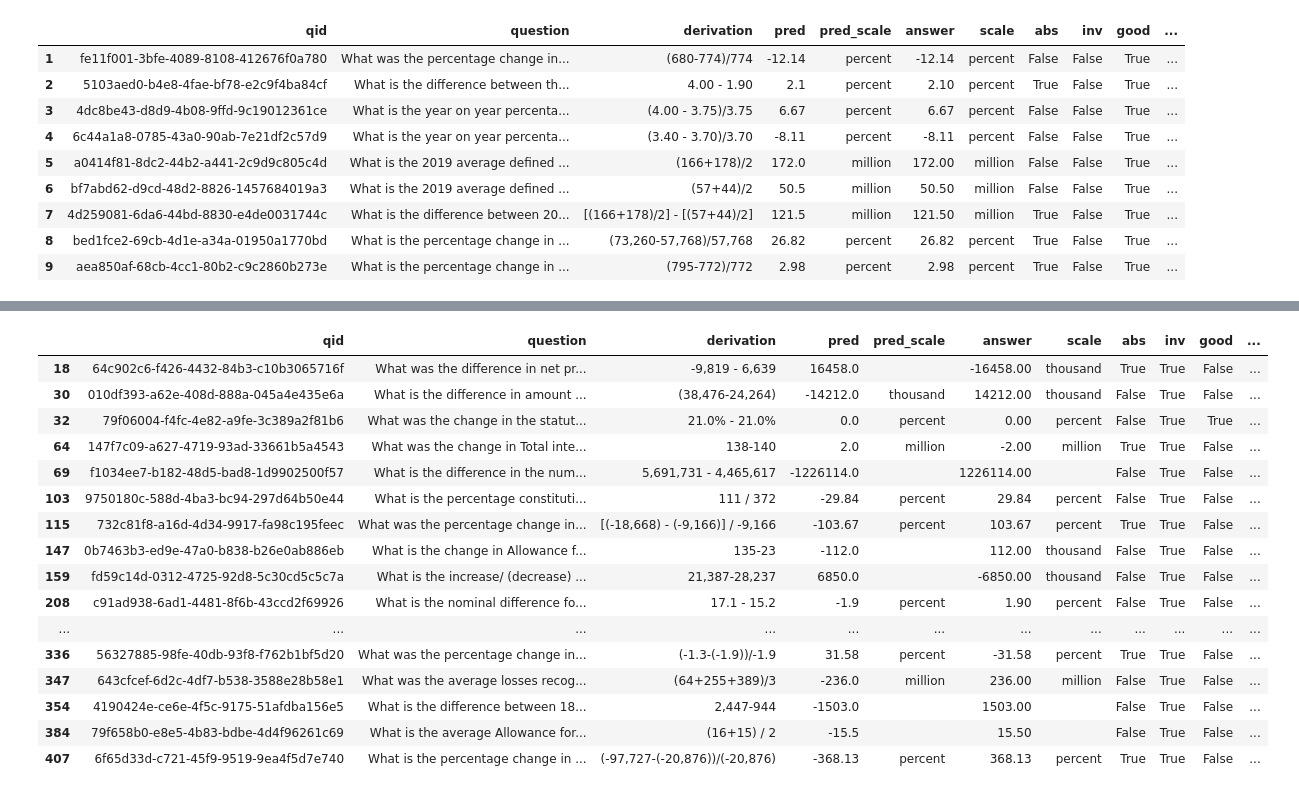
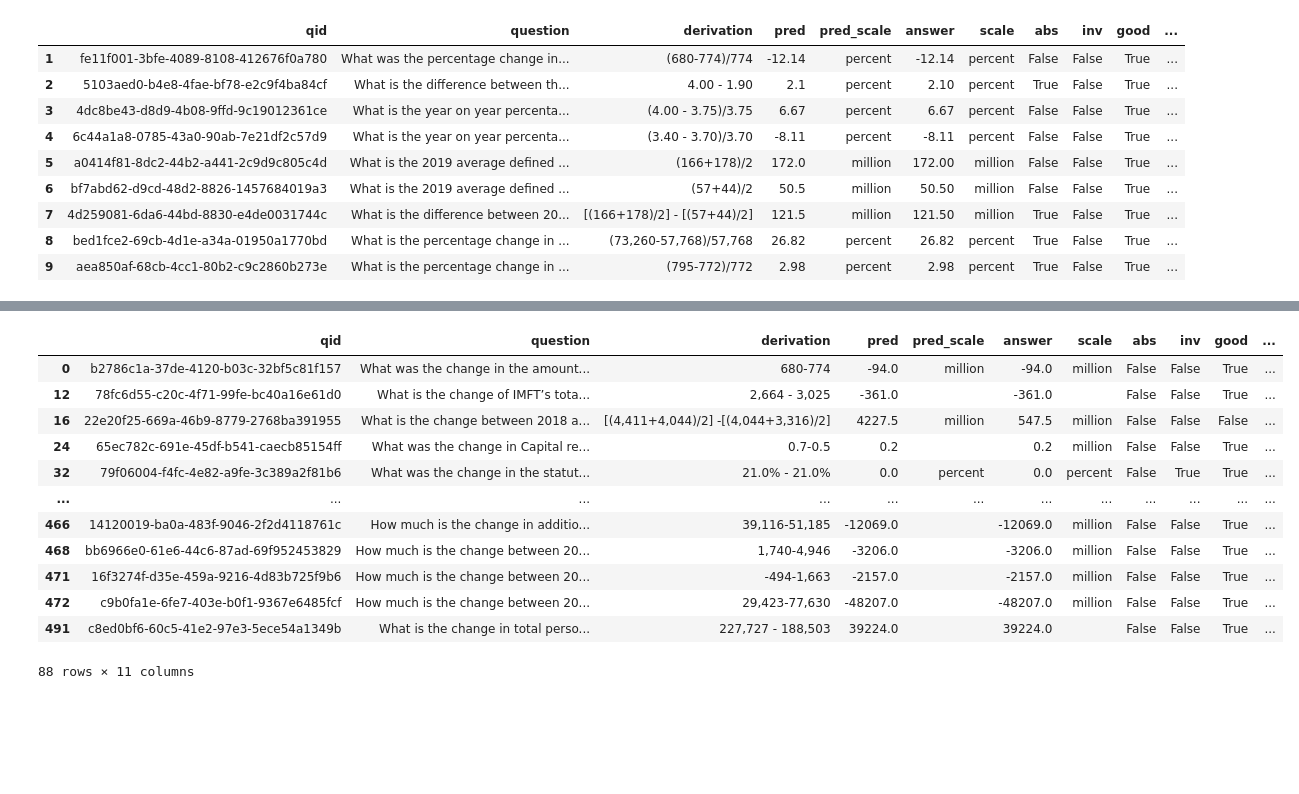
Before and after one commit to apandyud/tatqacon, a Jupyter notebook: PTRC_Exp42.ipynb, the cells around one changed output, grey strips where cells are left out. Saved outputs shown, nothing was run; the diff lists cells and outputs as text; code cells hidden in the pictures; blank space fills up the shorter version.

```diff
--- a/PTRC_Exp42.ipynb
+++ b/PTRC_Exp42.ipynb
@@ -613,20 +607,16 @@ res2.query('abs == True and inv == True  and parenth ==True')
-# %%
-res2.query('inv == True')
-# %% [output]
-|  | qid | question | derivation | pred | pred_scale | answer | scale | abs | inv | good | ... |
-| 18 | 64c902c6-f426-4432-84b3-c10b3065716f | What was the difference in net pr... | -9,819 - 6,639 | 16458.0 |  | -16458.00 | thousand | True | True | False | ... |
-| 30 | 010df393-a62e-408d-888a-045a4e435e6a | What is the difference in amount ... | (38,476-24,264) | -14212.0 | thousand | 14212.00 | thousand | False | True | False | ... |
-| 32 | 79f06004-f4fc-4e82-a9fe-3c389a2f81b6 | What was the change in the statut... | 21.0% - 21.0% | 0.0 | percent | 0.00 | percent | False | True | True | ... |
-| 64 | 147f7c09-a627-4719-93ad-33661b5a4543 | What was the change in Total inte... | 138-140 | 2.0 | million | -2.00 | million | True | True | False | ... |
-| 69 | f1034ee7-b182-48d5-bad8-1d9902500f57 | What is the difference in the num... | 5,691,731 - 4,465,617 | -1226114.0 |  | 1226114.00 |  | False | True | False | ... |
-| 103 | 9750180c-588d-4ba3-bc94-297d64b50e44 | What is the percentage constituti... | 111 / 372 | -29.84 | percent | 29.84 | percent | False | True | False | ... |
-| 115 | 732c81f8-a16d-4d34-9917-fa98c195feec | What was the percentage change in... | [(-18,668) - (-9,166)] / -9,166 | -103.67 | percent | 103.67 | percent | True | True | False | ... |
-| 147 | 0b7463b3-ed9e-47a0-b838-b26e0ab886eb | What is the change in Allowance f... | 135-23 | -112.0 |  | 112.00 | thousand | False | True | False | ... |
-| 159 | fd59c14d-0312-4725-92d8-5c30cd5c5c7a | What is the increase/ (decrease) ... | 21,387-28,237 | 6850.0 |  | -6850.00 | thousand | False | True | False | ... |
-| 208 | c91ad938-6ad1-4481-8f6b-43ccd2f69926 | What is the nominal difference fo... | 17.1 - 15.2 | -1.9 | percent | 1.90 | percent | False | True | False | ... |
-| ... | ... | ... | ... | ... | ... | ... | ... | ... | ... | ... | ... |
-| 336 | 56327885-98fe-40db-93f8-f762b1bf5d20 | What was the percentage change in... | (-1.3-(-1.9))/-1.9 | 31.58 | percent | -31.58 | percent | True | True | False | ... |
-| 347 | 643cfcef-6d2c-4df7-b538-3588e28b58e1 | What was the average losses recog... | (64+255+389)/3 | -236.0 | million | 236.00 | million | False | True | False | ... |
-| 354 | 4190424e-ce6e-4f5c-9175-51afdba156e5 | What is the difference between 18... | 2,447-944 | -1503.0 |  | 1503.00 |  | False | True | False | ... |
-| 384 | 79f658b0-e8e5-4b83-bdbe-4d4f96261c69 | What is the average Allowance for... | (16+15) / 2 | -15.5 |  | 15.50 |  | False | True | False | ... |
-| 407 | 6f65d33d-c721-45f9-9519-9ea4f5d7e740 | What is the percentage change in ... | (-97,727-(-20,876))/(-20,876) | -368.13 | percent | 368.13 | percent | True | True | False | ... |
+# %%
+res2.query("question.str.contains('the change')")
+# %% [output]
+|  | qid | question | derivation | pred | pred_scale | answer | scale | abs | inv | good | ... |
+| 0 | b2786c1a-37de-4120-b03c-32bf5c81f157 | What was the change in the amount... | 680-774 | -94.0 | million | -94.0 | million | False | False | True | ... |
+| 12 | 78fc6d55-c20c-4f71-99fe-bc40a16e61d0 | What is the change of IMFT’s tota... | 2,664 - 3,025 | -361.0 |  | -361.0 |  | False | False | True | ... |
+| 16 | 22e20f25-669a-46b9-8779-2768ba391955 | What is the change between 2018 a... | [(4,411+4,044)/2] -[(4,044+3,316)/2] | 4227.5 | million | 547.5 | million | False | False | False | ... |
+| 24 | 65ec782c-691e-45df-b541-caecb85154ff | What was the change in Capital re... | 0.7-0.5 | 0.2 |  | 0.2 | million | False | False | True | ... |
+| 32 | 79f06004-f4fc-4e82-a9fe-3c389a2f81b6 | What was the change in the statut... | 21.0% - 21.0% | 0.0 | percent | 0.0 | percent | False | True | True | ... |
+| ... | ... | ... | ... | ... | ... | ... | ... | ... | ... | ... | ... |
+| 466 | 14120019-ba0a-483f-9046-2f2d4118761c | How much is the change in additio... | 39,116-51,185 | -12069.0 |  | -12069.0 | million | False | False | True | ... |
+| 468 | bb6966e0-61e6-44c6-87ad-69f952453829 | How much is the change between 20... | 1,740-4,946 | -3206.0 |  | -3206.0 | million | False | False | True | ... |
+| 471 | 16f3274f-d35e-459a-9216-4d83b725f9b6 | How much is the change between 20... | -494-1,663 | -2157.0 |  | -2157.0 | million | False | False | True | ... |
+| 472 | c9b0fa1e-6fe7-403e-b0f1-9367e6485fcf | How much is the change between 20... | 29,423-77,630 | -48207.0 |  | -48207.0 | million | False | False | True | ... |
+| 491 | c8ed0bf6-60c5-41e2-97e3-5ece54a1349b | What is the change in total perso... | 227,727 - 188,503 | 39224.0 |  | 39224.0 |  | False | False | True | ... |
+88 rows × 11 columns
```
Also changed, not shown: parts of 15 cells of this notebook.
